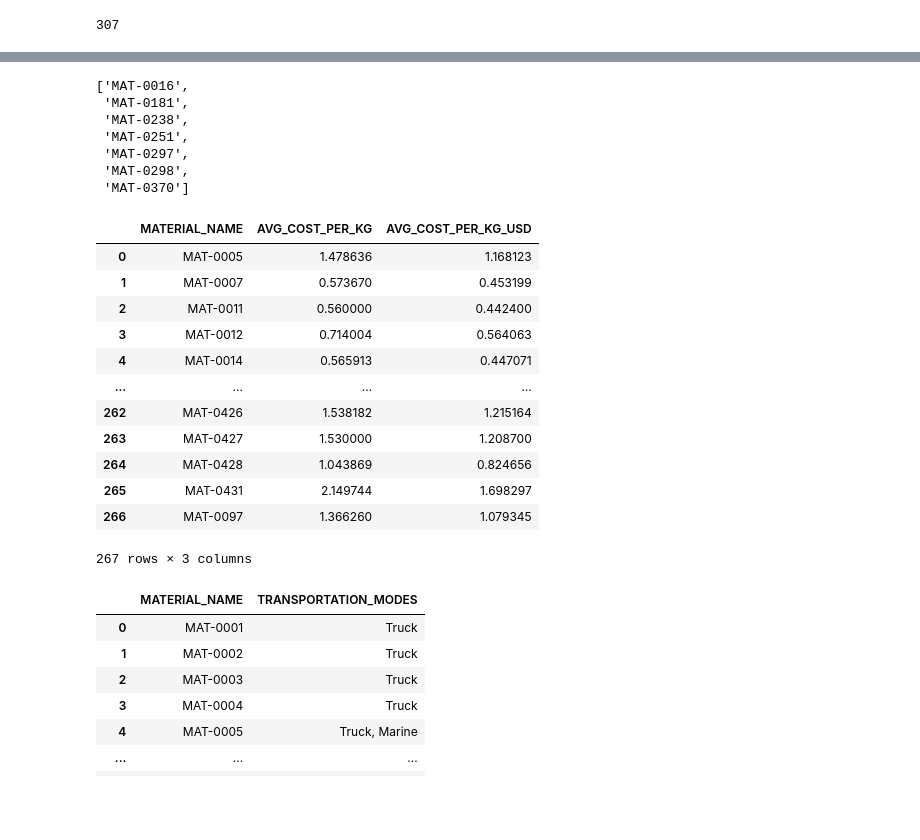
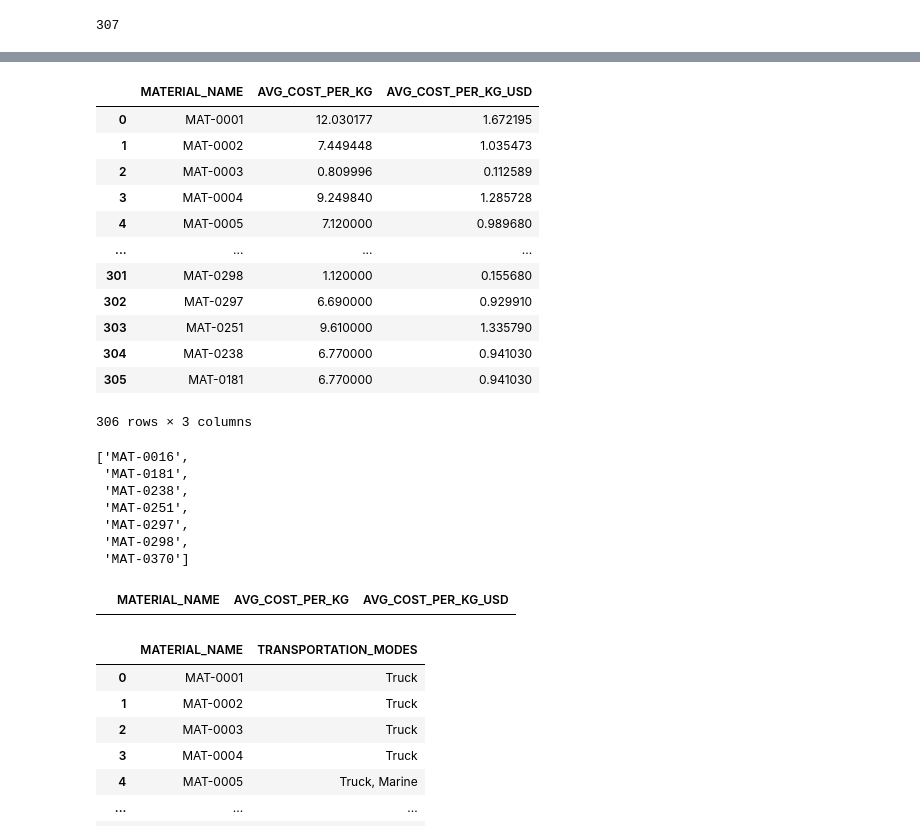
Before and after one commit to peter-parit/em-hackathon-notebooks, a Jupyter notebook: Notebooks/data-peter.ipynb, the cells around one changed output, grey strips where cells are left out. Cells and saved outputs as stored; diff of their text form; code cells hidden in the pictures; blank space fills up the shorter version.

```diff
--- a/Notebooks/data-peter.ipynb
+++ b/Notebooks/data-peter.ipynb
@@ -758,0 +774,16 @@ avg_cn_unique = average_cost_per_kg_china['MATERIAL_NAME'].unique()
+# %%
+average_cost_per_kg_china
+# %% [output]
+|  | MATERIAL_NAME | AVG_COST_PER_KG | AVG_COST_PER_KG_USD |
+| 0 | MAT-0001 | 12.030177 | 1.672195 |
+| 1 | MAT-0002 | 7.449448 | 1.035473 |
+| 2 | MAT-0003 | 0.809996 | 0.112589 |
+| 3 | MAT-0004 | 9.249840 | 1.285728 |
+| 4 | MAT-0005 | 7.120000 | 0.989680 |
+| ... | ... | ... | ... |
+| 301 | MAT-0298 | 1.120000 | 0.155680 |
+| 302 | MAT-0297 | 6.690000 | 0.929910 |
+| 303 | MAT-0251 | 9.610000 | 1.335790 |
+| 304 | MAT-0238 | 6.770000 | 0.941030 |
+| 305 | MAT-0181 | 6.770000 | 0.941030 |
+306 rows × 3 columns
@@ -776,25 +809,7 @@ average_cost_per_kg_singapore['AVG_COST_PER_KG_USD'] = average_cost_per_kg_singa
-# %%
-# Add a new row for MATERIAL_NAME = 'MAT-0097' to average_cost_per_kg_singapore
-if 'MAT-0097' not in average_cost_per_kg_singapore['MATERIAL_NAME'].values:
-    avg_cost = mat0097_sg
-    new_row = pd.DataFrame([{'MATERIAL_NAME': 'MAT-0097', 'AVG_COST_PER_KG': avg_cost, 'AVG_COST_PER_KG_USD': avg_cost * 0.79}])
-    average_cost_per_kg_singapore = pd.concat([average_cost_per_kg_singapore, new_row], ignore_index=True)
 # %%
-average_cost_per_kg_singapore
+average_cost_per_kg_singapore[average_cost_per_kg_singapore['MATERIAL_NAME'] == 'MAT-0060']
 # %% [output]
 |  | MATERIAL_NAME | AVG_COST_PER_KG | AVG_COST_PER_KG_USD |
-| 0 | MAT-0005 | 1.478636 | 1.168123 |
-| 1 | MAT-0007 | 0.573670 | 0.453199 |
-| 2 | MAT-0011 | 0.560000 | 0.442400 |
-| 3 | MAT-0012 | 0.714004 | 0.564063 |
-| 4 | MAT-0014 | 0.565913 | 0.447071 |
-| ... | ... | ... | ... |
-| 262 | MAT-0426 | 1.538182 | 1.215164 |
-| 263 | MAT-0427 | 1.530000 | 1.208700 |
-| 264 | MAT-0428 | 1.043869 | 0.824656 |
-| 265 | MAT-0431 | 2.149744 | 1.698297 |
-| 266 | MAT-0097 | 1.366260 | 1.079345 |
-267 rows × 3 columns
 # %%
 average_cost_per_kg_singapore.to_csv('./data/average_cost_per_kg_singapore.csv', index=False)
 # %%
```
Also changed, not shown: parts of 11 cells of this notebook, 1 other file.
